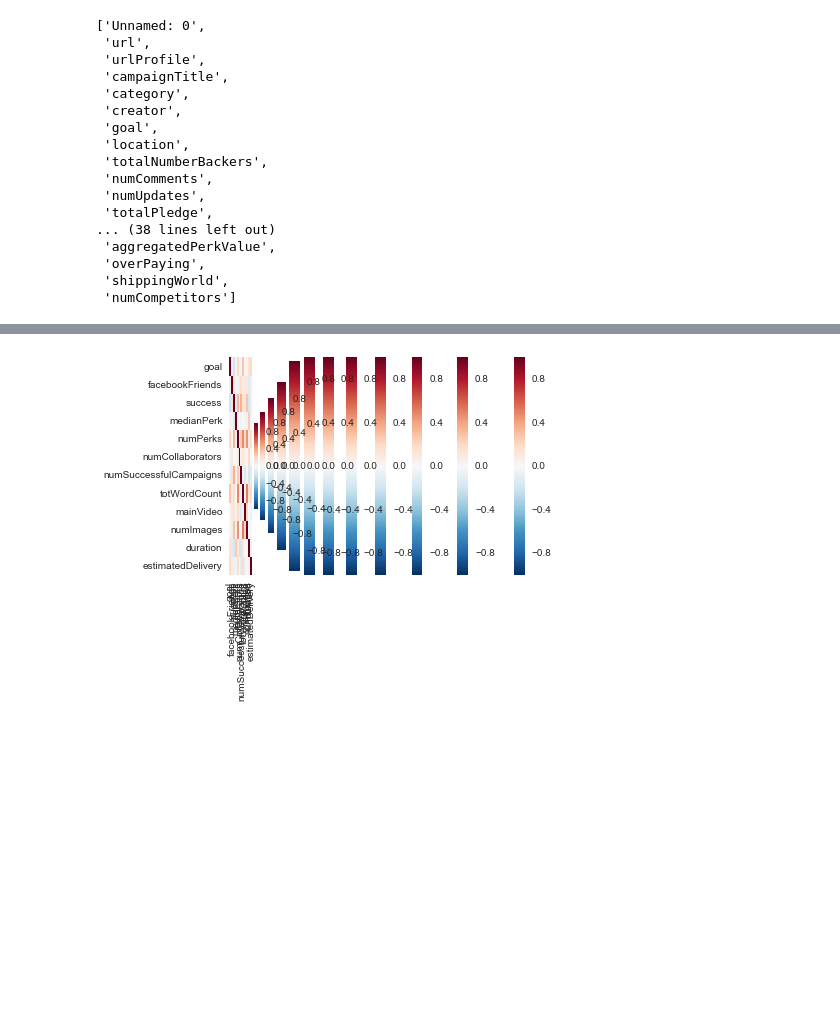
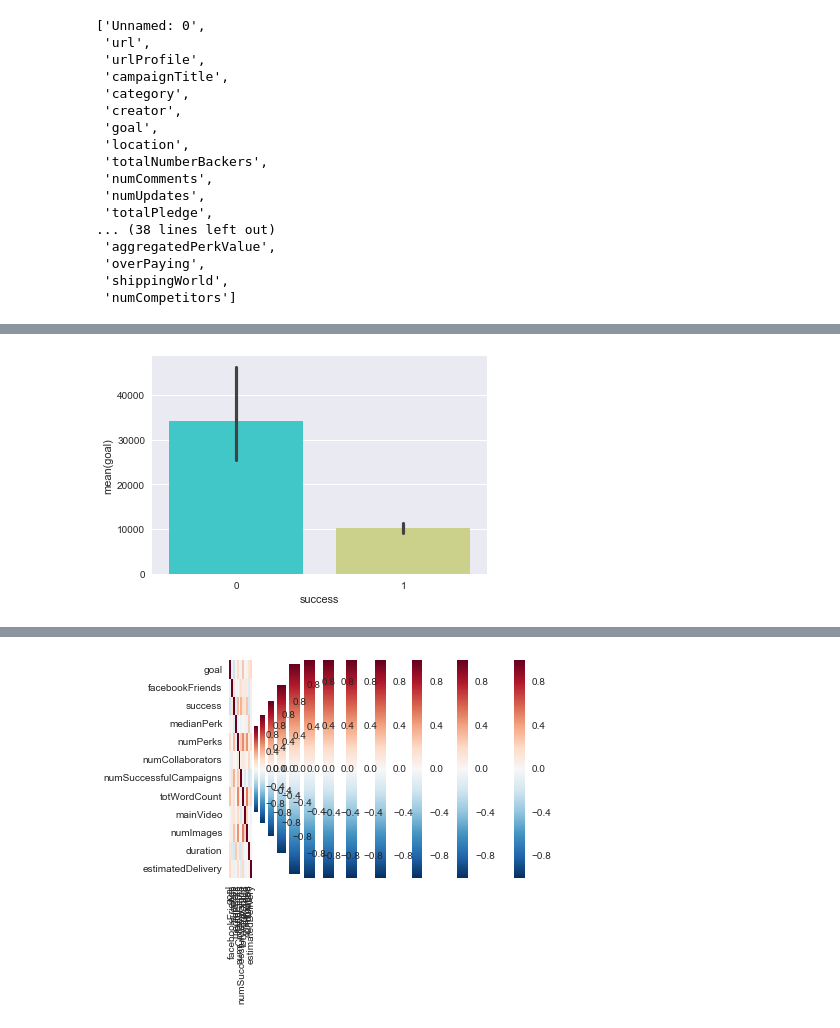
Before and after one commit to juwonlee1020/EYhack2017, a Jupyter notebook: graph visualizations.ipynb, the cells around one changed output, grey strips where cells are left out. Cells and saved outputs as stored; diff of their text form; code cells hidden in the pictures; blank space fills up the shorter version.

```diff
--- a/Data Visualization.ipynb
+++ b/graph visualizations.ipynb
@@ -43,0 +61,7 @@ columns
+# %%
+#Higher goal projects tend to have lower success rate
+barplot = sns.barplot(x="success", y="goal", data=kickstarter_data, palette="rainbow")
+barplot_fig = barplot.get_figure()
+barplot_fig.savefig("Goal_Success_Bar.png")
+# %% [output]
+[figure, added]
```
Also changed, not shown: parts of 17 cells of this notebook, 13 other files.
